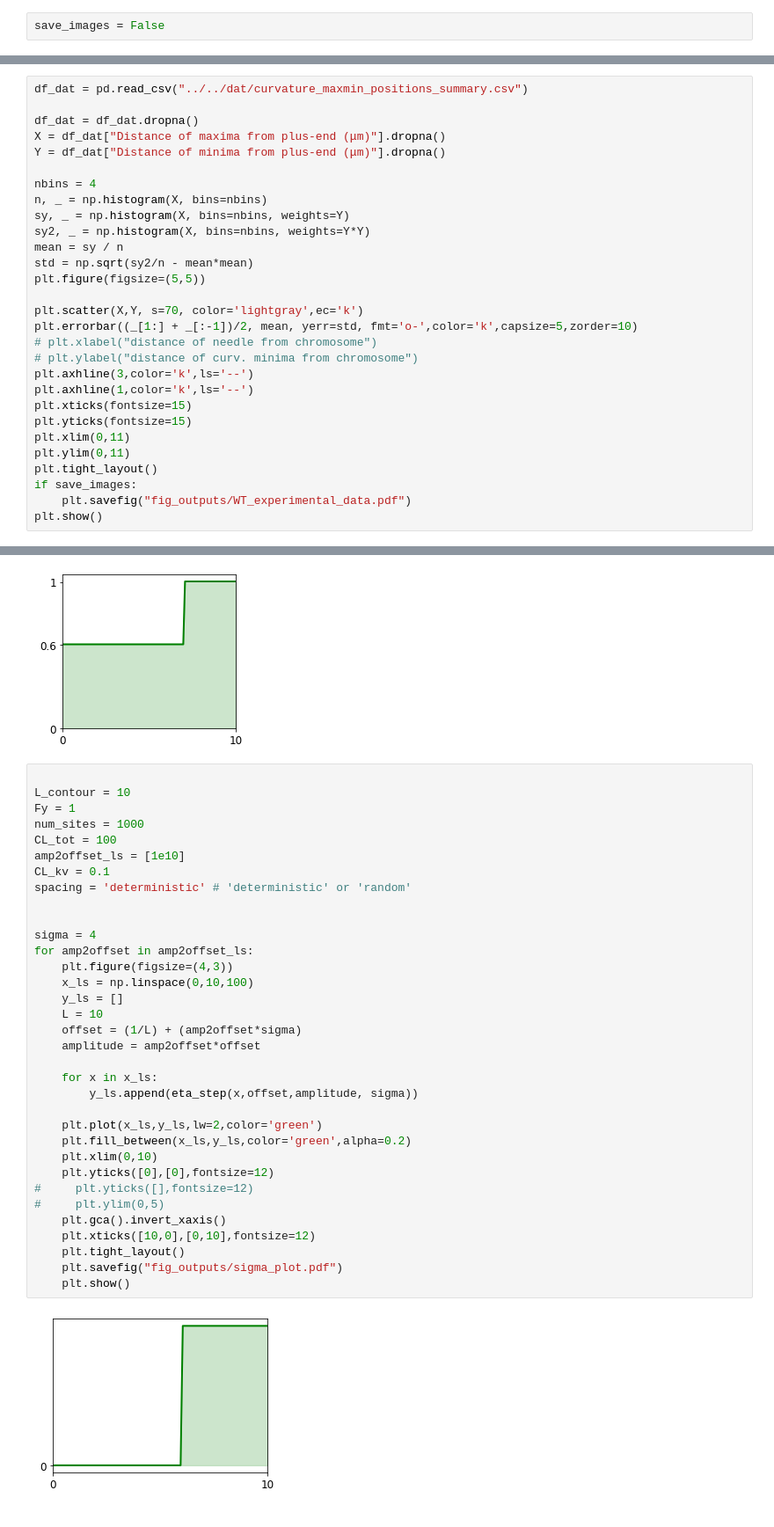
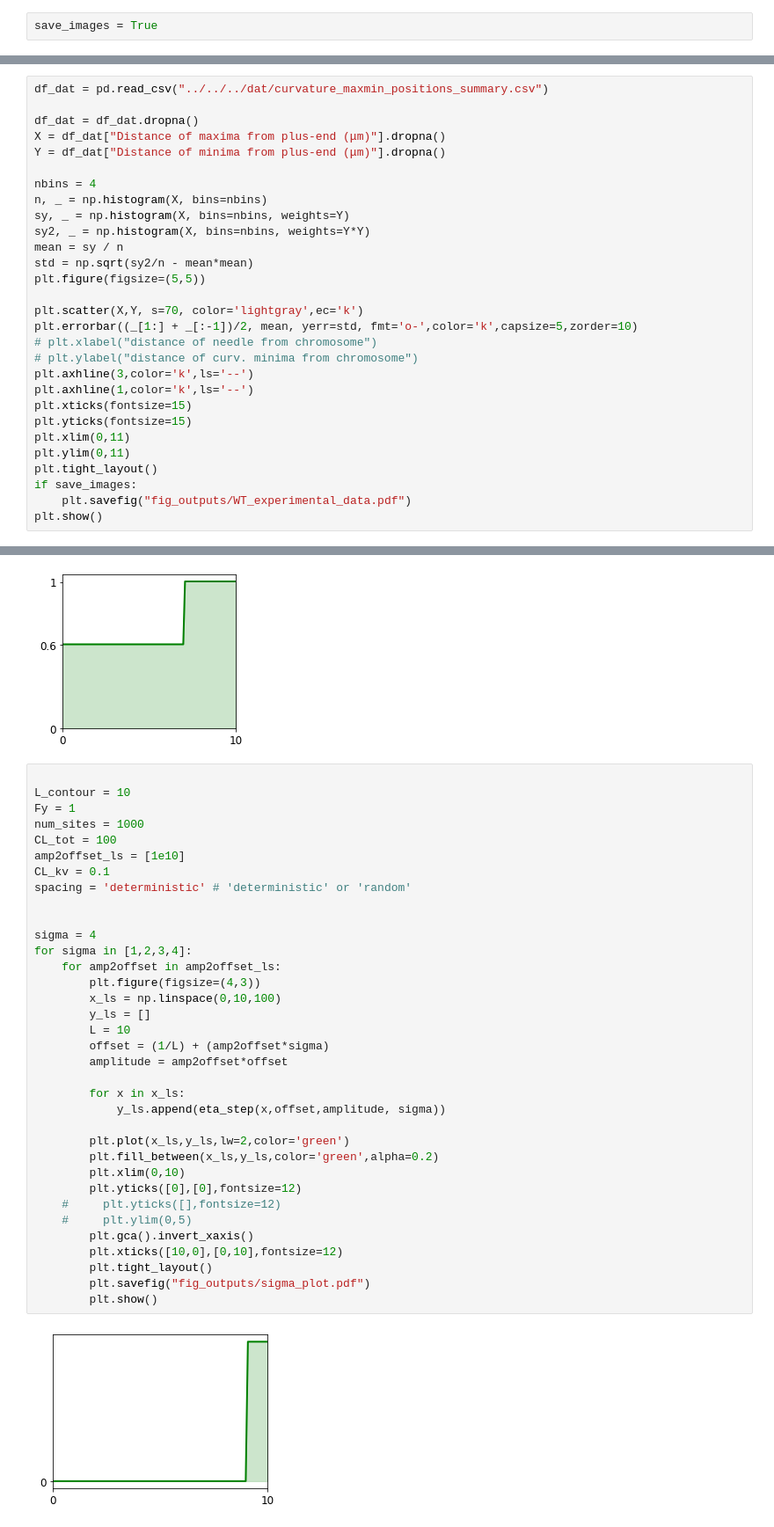
Before and after one commit to RPGroup-PBoC/kfiber_modeling_manipulation, a Jupyter notebook: src/fig4/Crosslinking.ipynb, the cells around one changed output, grey strips where cells are left out. Shown at 88% size. Drawn from its saved outputs; the diff is of its cells as text.

```diff
--- a/src/fig4/Crosslinking.ipynb
+++ b/src/fig4/Crosslinking.ipynb
@@ -13,7 +15,7 @@ from tqdm.notebook import tqdm_notebook as tqdm
 import seaborn as sns
 from matplotlib.colors import rgb2hex
 # %%
-save_images = False
+save_images = True
 # %%
 def CL_cdf_fun(L_contour, offset, amplitude, sigma, num_sites, distribution='step'):
     x_ls = np.linspace(0,L_contour,num_sites)
@@ -294,7 +296,7 @@ def plot_profile_fn(x_ls, y_ls, M_ls, Fy, xF, CL_pos, CL_plotting_freq):
 df_new = pd.DataFrame()
 df = pd.read_pickle("discreteCL_modeling.pkl")
 # %%
-df_dat = pd.read_csv("../../dat/curvature_maxmin_positions_summary.csv")
+df_dat = pd.read_csv("../../../dat/curvature_maxmin_positions_summary.csv")
 
 df_dat = df_dat.dropna()
 X = df_dat["Distance of maxima from plus-end (μm)"].dropna()
@@ -743,36 +1173,37 @@ for amp2offset in amp2offset_ls:
 # %%
 
 L_contour = 10
 Fy = 1
 num_sites = 1000
 CL_tot = 100
 amp2offset_ls = [1e10]
 CL_kv = 0.1
 spacing = 'deterministic' # 'deterministic' or 'random'
 
 
 sigma = 4
-for amp2offset in amp2offset_ls:
-    plt.figure(figsize=(4,3))
-    x_ls = np.linspace(0,10,100)
-    y_ls = []
-    L = 10
-    offset = (1/L) + (amp2offset*sigma)
-    amplitude = amp2offset*offset
+for sigma in [1,2,3,4]:
+    for amp2offset in amp2offset_ls:
+        plt.figure(figsize=(4,3))
+        x_ls = np.linspace(0,10,100)
+        y_ls = []
+        L = 10
+        offset = (1/L) + (amp2offset*sigma)
+        amplitude = amp2offset*offset
 
-    for x in x_ls:
-        y_ls.append(eta_step(x,offset,amplitude, sigma))
+        for x in x_ls:
+            y_ls.append(eta_step(x,offset,amplitude, sigma))
 
-    plt.plot(x_ls,y_ls,lw=2,color='green')
-    plt.fill_between(x_ls,y_ls,color='green',alpha=0.2)
-    plt.xlim(0,10)
-    plt.yticks([0],[0],fontsize=12)
-#     plt.yticks([],fontsize=12)
-#     plt.ylim(0,5)
-    plt.gca().invert_xaxis()
-    plt.xticks([10,0],[0,10],fontsize=12)
-    plt.tight_layout()
-    plt.savefig("fig_outputs/sigma_plot.pdf")
-    plt.show()
+        plt.plot(x_ls,y_ls,lw=2,color='green')
+        plt.fill_between(x_ls,y_ls,color='green',alpha=0.2)
+        plt.xlim(0,10)
+        plt.yticks([0],[0],fontsize=12)
+    #     plt.yticks([],fontsize=12)
+    #     plt.ylim(0,5)
+        plt.gca().invert_xaxis()
+        plt.xticks([10,0],[0,10],fontsize=12)
+        plt.tight_layout()
+        plt.savefig("fig_outputs/sigma_plot.pdf")
+        plt.show()
 # %% [output]
-[figure, old version]
+[figure, new version]
```
Also changed, not shown: parts of 10 cells of this notebook, 4 other files.
